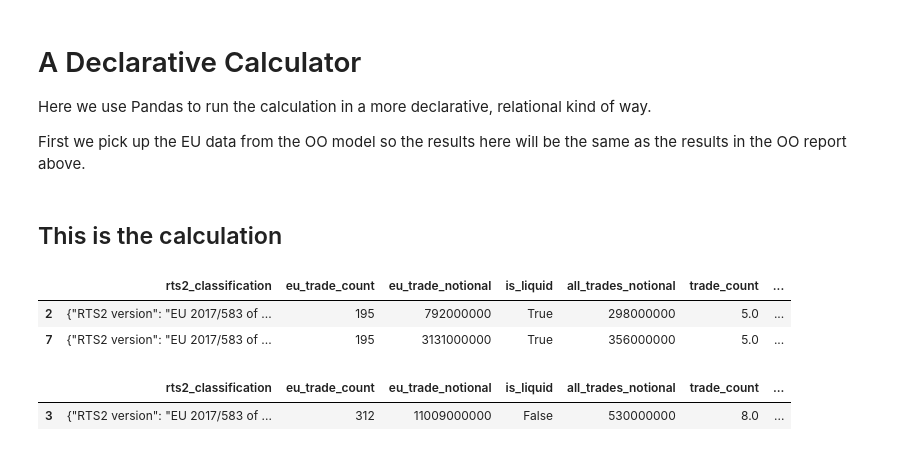
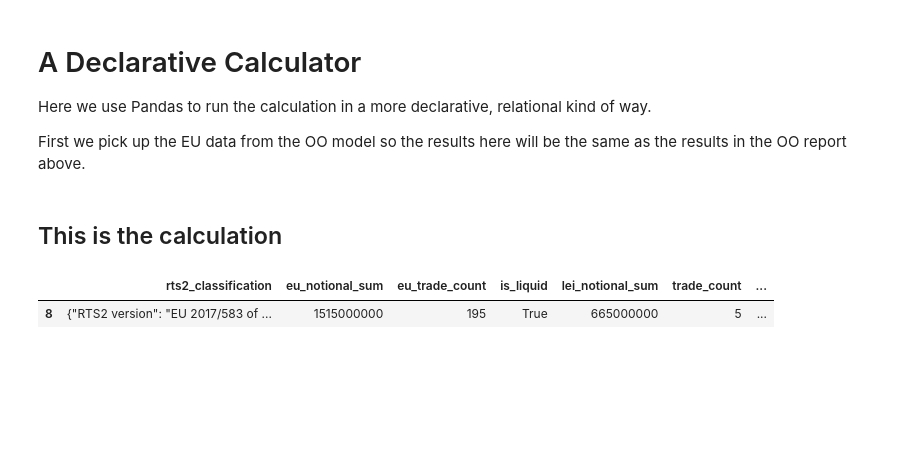
Before and after one commit to bwbadger/mifid2-rts, a Jupyter notebook: rts/Using sample trades in an SI calculation.ipynb, the cells around one changed output. Saved outputs shown, nothing was run; the diff lists cells and outputs as text; code cells hidden in the pictures; blank space fills up the shorter version.

```diff
--- a/rts/Using sample trades in an SI calculation.ipynb
+++ b/rts/Using sample trades in an SI calculation.ipynb
@@ -235,10 +232,9 @@ class SIReport(object):
     @property
     def number_of_weeks(self):
         if self._number_of_weeks is None:
-            min_trade = min(self.trades, key=lambda t: t.trade_date_week)
-            max_trade = max(self.trades, key=lambda t: t.trade_date_week)
-            self._number_of_weeks = max_trade.trade_date_week - \
-                                    min_trade.trade_date_week + 1
+            min_week = min(self.trades, key=lambda t: t.trade_date_week).trade_date_week
+            max_week = max(self.trades, key=lambda t: t.trade_date_week).trade_date_week
+            self._number_of_weeks = max_week - min_week + 1
         return self._number_of_weeks
 
     def si_sub_classes(self):
@@ -296,13 +292,13 @@ class RTS2SubClass(object):
         if self.is_liquid \
             and agg.trade_count >= (0.025 * agg.eu_trade_count) \
             and agg.avg_weekly_trades >= 1:
-                return "SI - Liquid instrument test"
+                return "SI - (a) Liquid instrument test"
         if not self.is_liquid \
             and agg.avg_weekly_trades >= 1:
-                return "SI - Non-liquid instrument test"
-        if agg.notional_sum >= (0.25 * agg.sub_class_trades_notional_sum) \
+                return "SI - (b) Non-liquid instrument test"
+        if agg.notional_sum >= (0.25 * agg.lei_notional_sum) \
             or agg.notional_sum >= (0.01 * agg.eu_notional_sum):
-                return "SI - Notional size test"
+                return "SI - (c) Notional size test"
         return None
 
 
@@ -329,11 +325,14 @@ class Aggregations(object):
         # Now I synthesise the EU figures which should really come from the regulator
         self.eu_trade_count = self.trade_count * 40 + random.choice([
                                 self.trade_count * -1, self.trade_count])
-        self.eu_notional_sum  = self.notional_sum * 100 + random.choice([
+        if self.notional_sum:
+            self.eu_notional_sum  = self.notional_sum * 100 + random.choice([
                                     self.notional_sum * -1, self.notional_sum])
+        else:
+            self.eu_notional_sum = 1
 
         # I keep this sub class sum here so it gets flushed if trades added
-        self.sub_class_trades_notional_sum = sum(
+        self.lei_notional_sum = sum(
                 [abs(trade.eur_notional) for trade in self.sub_class.trades])
 # %% [markdown]
 ## Run the report
@@ -378,7 +377,7 @@ def eu_data_for_sub_class(sub_class):
         rts2_classification=sub_class.rts2_string,
         is_liquid=sub_class.is_liquid,
         eu_trade_count=sub_class.aggregations.eu_trade_count,
-        eu_trade_notional=sub_class.aggregations.eu_notional_sum,
+        eu_notional_sum=sub_class.aggregations.eu_notional_sum,
         )
 
 # The set of all trades (by LEI if there is more than one)
@@ -405,12 +404,12 @@ all_trades = pd.DataFrame.from_records([si_details_from_sample(s) for s in sampl
 # Get the sum of all trades by RTS 2 sub class and add it as a column to the
 # This should exactly match the figure in the OO report.
 
-all_trades_notional_sum_series = \
+lei_notional_sum_series = \
     all_trades[['rts2_classification', 'eur_notional']]\
     .groupby(by='rts2_classification')\
     .sum()
 
-sub_classes['all_trades_notional'] = all_trades_notional_sum_series
+sub_classes['lei_notional_sum'] = lei_notional_sum_series
 # %%
 # Get the trades which are OTC own account client trades
 si_trades = all_trades[
@@ -424,12 +423,12 @@ si_agg_series = si_trades[['rts2_classification', 'eur_notional']]\
     .agg(['count', 'sum'])
 
 agg_df = pd.DataFrame(si_agg_series)
-agg_df.columns = ['trade_count', 'trade_notional_sum']
+agg_df.columns = ['trade_count', 'notional_sum']
 
 sub_classes2 = pd.merge(
     sub_classes.reset_index(),
     agg_df.reset_index(),
-    how='left', on='rts2_classification')
+    how='inner', on='rts2_classification')
 # %%
 # Add a column for the average number of trades per week
 min_week_number = all_trades['trade_date_week'].min()
@@ -442,22 +441,12 @@ sub_classes3['avg_weekly_trades'] = sub_classes3['trade_count']\
 # %% [markdown]
 ## This is the calculation
 # %%
-# Filter 1:  This is looking at the trades we have in client_own_account_otc_trades.
+# Filter a
 
-x1 = sub_classes3.copy()
-x1[(x1.is_liquid)
-   & (x1.trade_count >= (x1.eu_trade_count * 0.025))
-   & (x1.avg_weekly_trades >= 1)]
+fa = sub_classes3.copy()
+fa[(fa.is_liquid)
+   & (fa.trade_count >= (fa.eu_trade_count * 0.025))
+   & (fa.avg_weekly_trades >= 1)]
 # %% [output]
-|  | rts2_classification | eu_trade_count | eu_trade_notional | is_liquid | all_trades_notional | trade_count | ... |
-| 2 | {"RTS2 version": "EU 2017/583 of ... | 195 | 792000000 | True | 298000000 | 5.0 | ... |
-| 7 | {"RTS2 version": "EU 2017/583 of ... | 195 | 3131000000 | True | 356000000 | 5.0 | ... |
+|  | rts2_classification | eu_notional_sum | eu_trade_count | is_liquid | lei_notional_sum | trade_count | ... |
+| 8 | {"RTS2 version": "EU 2017/583 of ... | 1515000000 | 195 | True | 665000000 | 5 | ... |
-# %%
-# Filter 2 just looks at the average weekly number of trades for non liquid sub classes
-
-x2 = sub_classes3.copy()
-x2[(~x2.is_liquid)
-   & (x2.avg_weekly_trades >= 1)]
-# %% [output]
-|  | rts2_classification | eu_trade_count | eu_trade_notional | is_liquid | all_trades_notional | trade_count | ... |
-| 3 | {"RTS2 version": "EU 2017/583 of ... | 312 | 11009000000 | False | 530000000 | 8.0 | ... |
```
Also changed, not shown: parts of 13 cells of this notebook.
